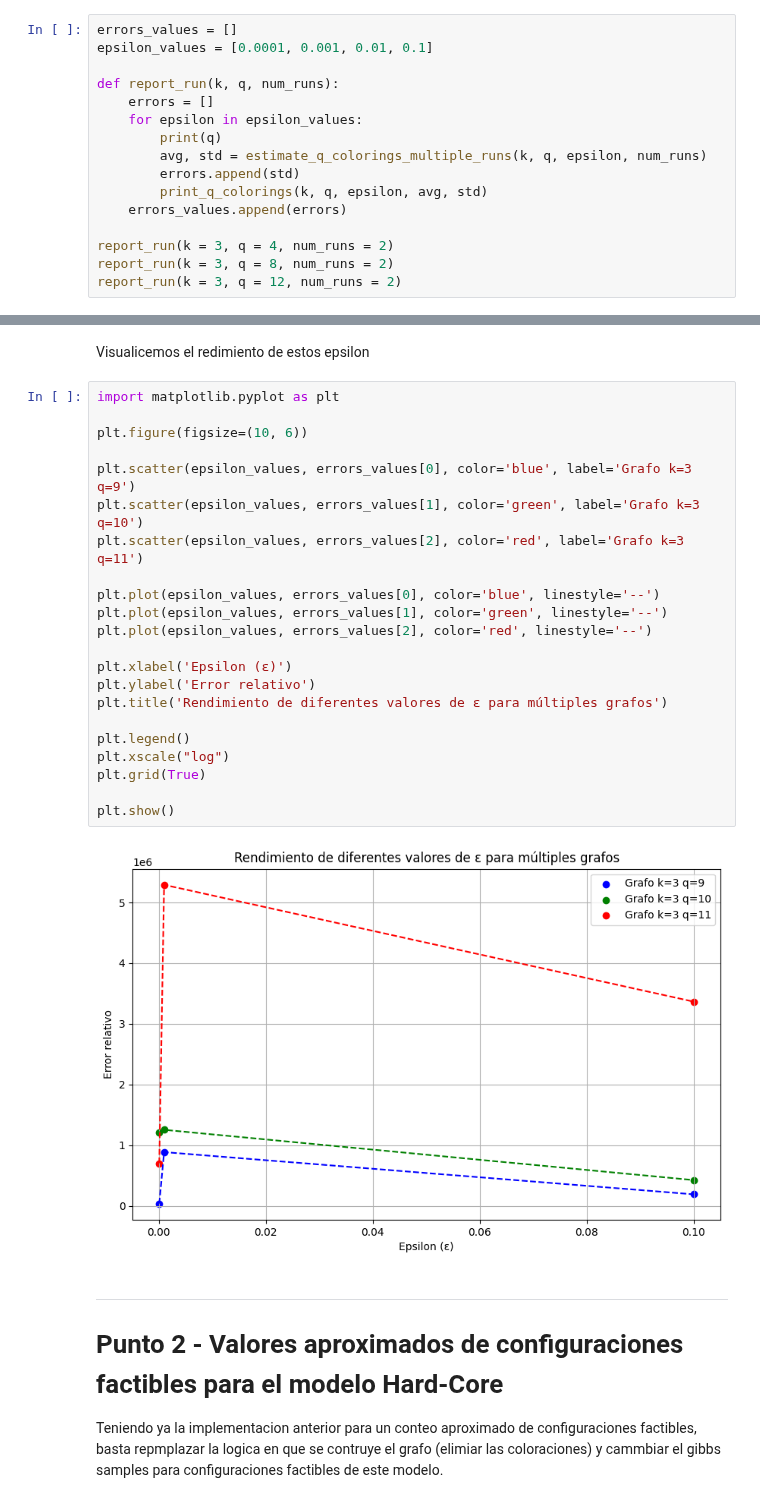
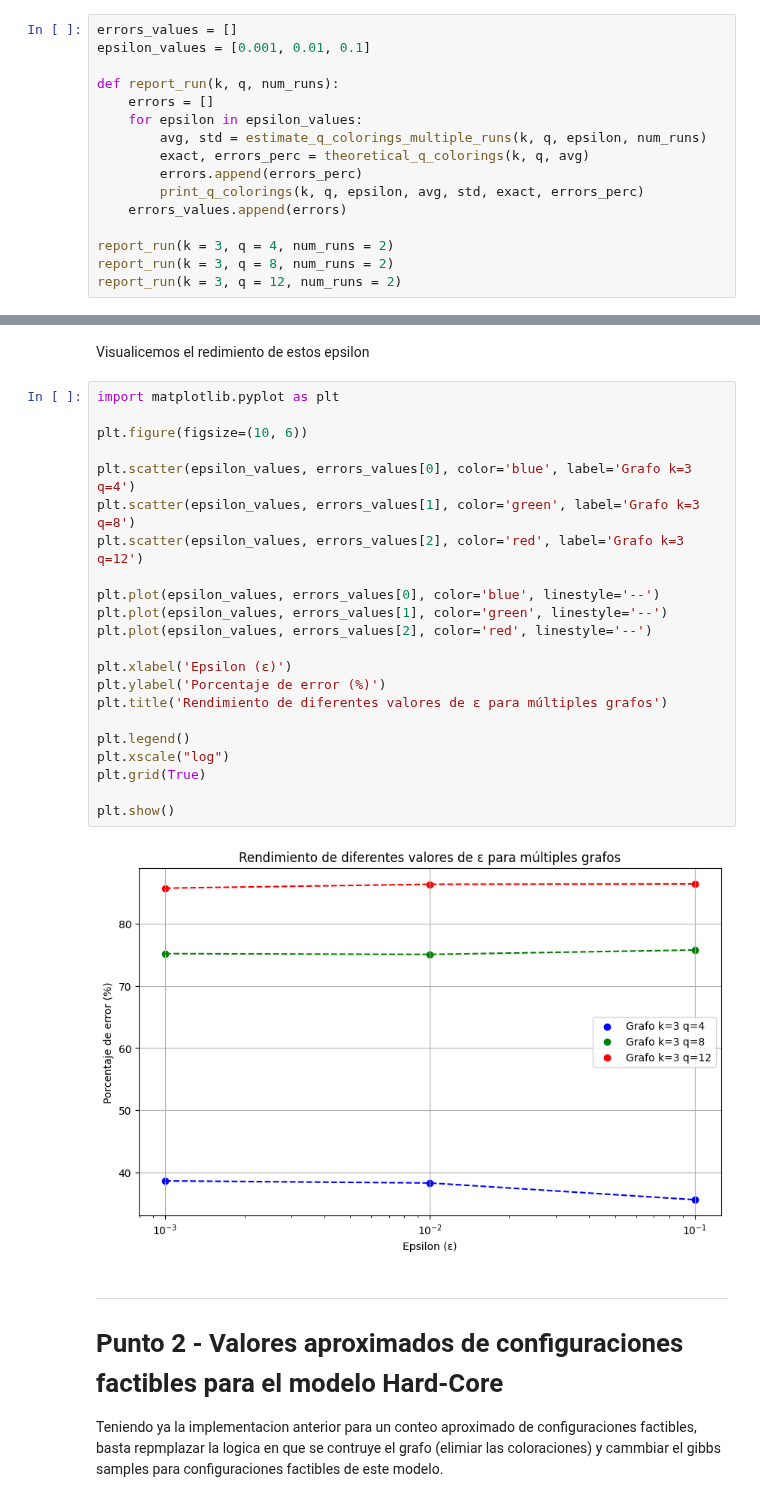
Before and after one commit to dangarciahe/Cadenas_de_Markov, a Jupyter notebook: Tarea_2.ipynb, the cells around one changed output, grey strips where cells are left out. Cells and saved outputs as stored; diff of their text form.

Commit message:
Correcion en la funcion de rportaje. El reportaje de q-coloring ya esta, pero propongo cambiar el analisis de varos epsilon a uno de varios k

```diff
--- a/Tarea_2.ipynb
+++ b/Tarea_2.ipynb
@@ -370,14 +367,14 @@ Veamos como se comporta el conteo aproximado dando diferentes valores de epsilon
 # %%
 errors_values = []
-epsilon_values = [0.0001, 0.001, 0.01, 0.1]
+epsilon_values = [0.001, 0.01, 0.1]
 
 def report_run(k, q, num_runs):
     errors = []
     for epsilon in epsilon_values:
-        print(q)
         avg, std = estimate_q_colorings_multiple_runs(k, q, epsilon, num_runs)
-        errors.append(std)
-        print_q_colorings(k, q, epsilon, avg, std)
+        exact, errors_perc = theoretical_q_colorings(k, q, avg)
+        errors.append(errors_perc)
+        print_q_colorings(k, q, epsilon, avg, std, exact, errors_perc)
     errors_values.append(errors)
 
 report_run(k = 3, q = 4, num_runs = 2)
@@ -390,27 +403,27 @@ Visualicemos el redimiento de estos epsilon
 # %%
 import matplotlib.pyplot as plt
 
 plt.figure(figsize=(10, 6))
 
-plt.scatter(epsilon_values, errors_values[0], color='blue', label='Grafo k=3 q=9')
-plt.scatter(epsilon_values, errors_values[1], color='green', label='Grafo k=3 q=10')
-plt.scatter(epsilon_values, errors_values[2], color='red', label='Grafo k=3 q=11')
+plt.scatter(epsilon_values, errors_values[0], color='blue', label='Grafo k=3 q=4')
+plt.scatter(epsilon_values, errors_values[1], color='green', label='Grafo k=3 q=8')
+plt.scatter(epsilon_values, errors_values[2], color='red', label='Grafo k=3 q=12')
 
 plt.plot(epsilon_values, errors_values[0], color='blue', linestyle='--')
 plt.plot(epsilon_values, errors_values[1], color='green', linestyle='--')
 plt.plot(epsilon_values, errors_values[2], color='red', linestyle='--')
 
 plt.xlabel('Epsilon (ε)')
-plt.ylabel('Error relativo')
+plt.ylabel('Porcentaje de error (%)')
 plt.title('Rendimiento de diferentes valores de ε para múltiples grafos')
 
 plt.legend()
 plt.xscale("log")
 plt.grid(True)
 
 plt.show()
 # %% [output]
-[figure, old version]
+[figure, new version]
 # %% [markdown]
 ---
 # Punto 2 - Valores aproximados de configuraciones factibles para el modelo Hard-Core
```
Also changed, not shown: parts of 8 cells of this notebook.
